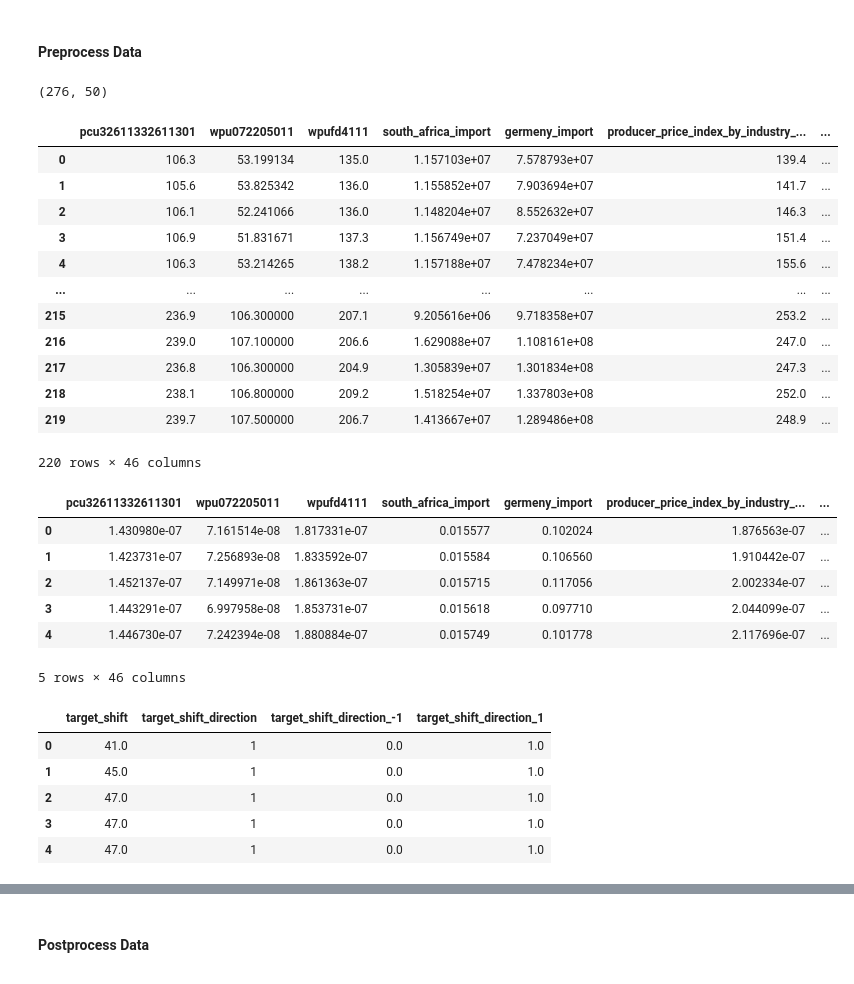
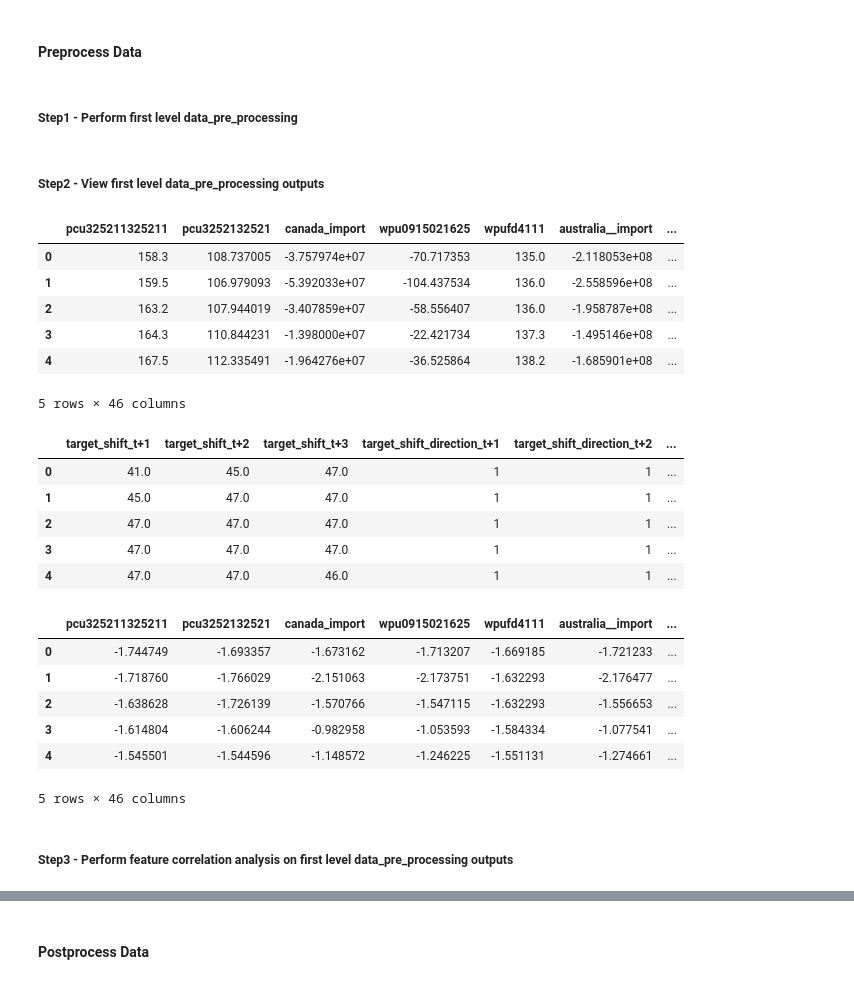
Before and after one commit to vincycode7/TaiyoAI_Domestic_Molding, a Jupyter notebook: exploratory_data_analysis.ipynb, the cells around one changed output, grey strips where cells are left out. Saved outputs shown, nothing was run; the diff lists cells and outputs as text; code cells hidden in the pictures.

Commit message:
completed project for data and ml

```diff
--- a/exploratory_data_analysis.ipynb
+++ b/exploratory_data_analysis.ipynb
@@ -10,2 +3,4 @@ data_postprocessor_config = get_data_postprocessor_config()
 # %% [markdown]
 #### Preprocess Data
+# %% [markdown]
+##### Step1 - Perform first level data_pre_processing
@@ -12,44 +11,38 @@ data_postprocessor_config = get_data_postprocessor_config()
 # %%
 #define args
+data_preprocessor_config["data_pipelined_path"] = "artifacts/data_pipeline/data_pipeline_with_all_feat.pkl"
 processor = DataPreProcessor(**data_preprocessor_config)
 processor.pre_process_data(**data_preprocessor_config)
-# %%
-import pandas as pd
-pd.read_csv("artifacts/data/raw/data.csv").shape
-# %% [output]
-(276, 50)
+# %% [markdown]
+##### Step2 - View first level data_pre_processing outputs
 # %%
-processor.transformed_X_data
+processor.transformed_X_data.head()
 # %% [output]
-|  | pcu32611332611301 | wpu072205011 | wpufd4111 | south_africa_import | germeny_import | producer_price_index_by_industry_... | ... |
-| 0 | 106.3 | 53.199134 | 135.0 | 1.157103e+07 | 7.578793e+07 | 139.4 | ... |
-| 1 | 105.6 | 53.825342 | 136.0 | 1.155852e+07 | 7.903694e+07 | 141.7 | ... |
-| 2 | 106.1 | 52.241066 | 136.0 | 1.148204e+07 | 8.552632e+07 | 146.3 | ... |
-| 3 | 106.9 | 51.831671 | 137.3 | 1.156749e+07 | 7.237049e+07 | 151.4 | ... |
-| 4 | 106.3 | 53.214265 | 138.2 | 1.157188e+07 | 7.478234e+07 | 155.6 | ... |
-| ... | ... | ... | ... | ... | ... | ... | ... |
-| 215 | 236.9 | 106.300000 | 207.1 | 9.205616e+06 | 9.718358e+07 | 253.2 | ... |
-| 216 | 239.0 | 107.100000 | 206.6 | 1.629088e+07 | 1.108161e+08 | 247.0 | ... |
-| 217 | 236.8 | 106.300000 | 204.9 | 1.305839e+07 | 1.301834e+08 | 247.3 | ... |
-| 218 | 238.1 | 106.800000 | 209.2 | 1.518254e+07 | 1.337803e+08 | 252.0 | ... |
-| 219 | 239.7 | 107.500000 | 206.7 | 1.413667e+07 | 1.289486e+08 | 248.9 | ... |
+|  | pcu325211325211 | pcu3252132521 | canada_import | wpu0915021625 | wpufd4111 | australia__import | ... |
+| 0 | 158.3 | 108.737005 | -3.757974e+07 | -70.717353 | 135.0 | -2.118053e+08 | ... |
+| 1 | 159.5 | 106.979093 | -5.392033e+07 | -104.437534 | 136.0 | -2.558596e+08 | ... |
+| 2 | 163.2 | 107.944019 | -3.407859e+07 | -58.556407 | 136.0 | -1.958787e+08 | ... |
+| 3 | 164.3 | 110.844231 | -1.398000e+07 | -22.421734 | 137.3 | -1.495146e+08 | ... |
+| 4 | 167.5 | 112.335491 | -1.964276e+07 | -36.525864 | 138.2 | -1.685901e+08 | ... |
-220 rows × 46 columns
+5 rows × 46 columns
+# %%
+processor.transformed_Y_data.head()
+# %% [output]
+|  | target_shift_t+1 | target_shift_t+2 | target_shift_t+3 | target_shift_direction_t+1 | target_shift_direction_t+2 | ... |
+| 0 | 41.0 | 45.0 | 47.0 | 1 | 1 | ... |
+| 1 | 45.0 | 47.0 | 47.0 | 1 | 1 | ... |
+| 2 | 47.0 | 47.0 | 47.0 | 1 | 1 | ... |
+| 3 | 47.0 | 47.0 | 47.0 | 1 | 1 | ... |
+| 4 | 47.0 | 47.0 | 46.0 | 1 | 1 | ... |
 # %%
 processor.transformed_X_data_norm.head()
 # %% [output]
-|  | pcu32611332611301 | wpu072205011 | wpufd4111 | south_africa_import | germeny_import | producer_price_index_by_industry_... | ... |
-| 0 | 1.430980e-07 | 7.161514e-08 | 1.817331e-07 | 0.015577 | 0.102024 | 1.876563e-07 | ... |
-| 1 | 1.423731e-07 | 7.256893e-08 | 1.833592e-07 | 0.015584 | 0.106560 | 1.910442e-07 | ... |
-| 2 | 1.452137e-07 | 7.149971e-08 | 1.861363e-07 | 0.015715 | 0.117056 | 2.002334e-07 | ... |
-| 3 | 1.443291e-07 | 6.997958e-08 | 1.853731e-07 | 0.015618 | 0.097710 | 2.044099e-07 | ... |
-| 4 | 1.446730e-07 | 7.242394e-08 | 1.880884e-07 | 0.015749 | 0.101778 | 2.117696e-07 | ... |
+|  | pcu325211325211 | pcu3252132521 | canada_import | wpu0915021625 | wpufd4111 | australia__import | ... |
+| 0 | -1.744749 | -1.693357 | -1.673162 | -1.713207 | -1.669185 | -1.721233 | ... |
+| 1 | -1.718760 | -1.766029 | -2.151063 | -2.173751 | -1.632293 | -2.176477 | ... |
+| 2 | -1.638628 | -1.726139 | -1.570766 | -1.547115 | -1.632293 | -1.556653 | ... |
+| 3 | -1.614804 | -1.606244 | -0.982958 | -1.053593 | -1.584334 | -1.077541 | ... |
+| 4 | -1.545501 | -1.544596 | -1.148572 | -1.246225 | -1.551131 | -1.274661 | ... |
 5 rows × 46 columns
-# %%
-processor.transformed_Y_data.head()
-# %% [output]
-|  | target_shift | target_shift_direction | target_shift_direction_-1 | target_shift_direction_1 |
-| 0 | 41.0 | 1 | 0.0 | 1.0 |
-| 1 | 45.0 | 1 | 0.0 | 1.0 |
-| 2 | 47.0 | 1 | 0.0 | 1.0 |
-| 3 | 47.0 | 1 | 0.0 | 1.0 |
-| 4 | 47.0 | 1 | 0.0 | 1.0 |
+# %% [markdown]
+##### Step3 - Perform feature correlation analysis on first level data_pre_processing outputs
```
Also changed, not shown: parts of 71 cells of this notebook, 20 other files.
